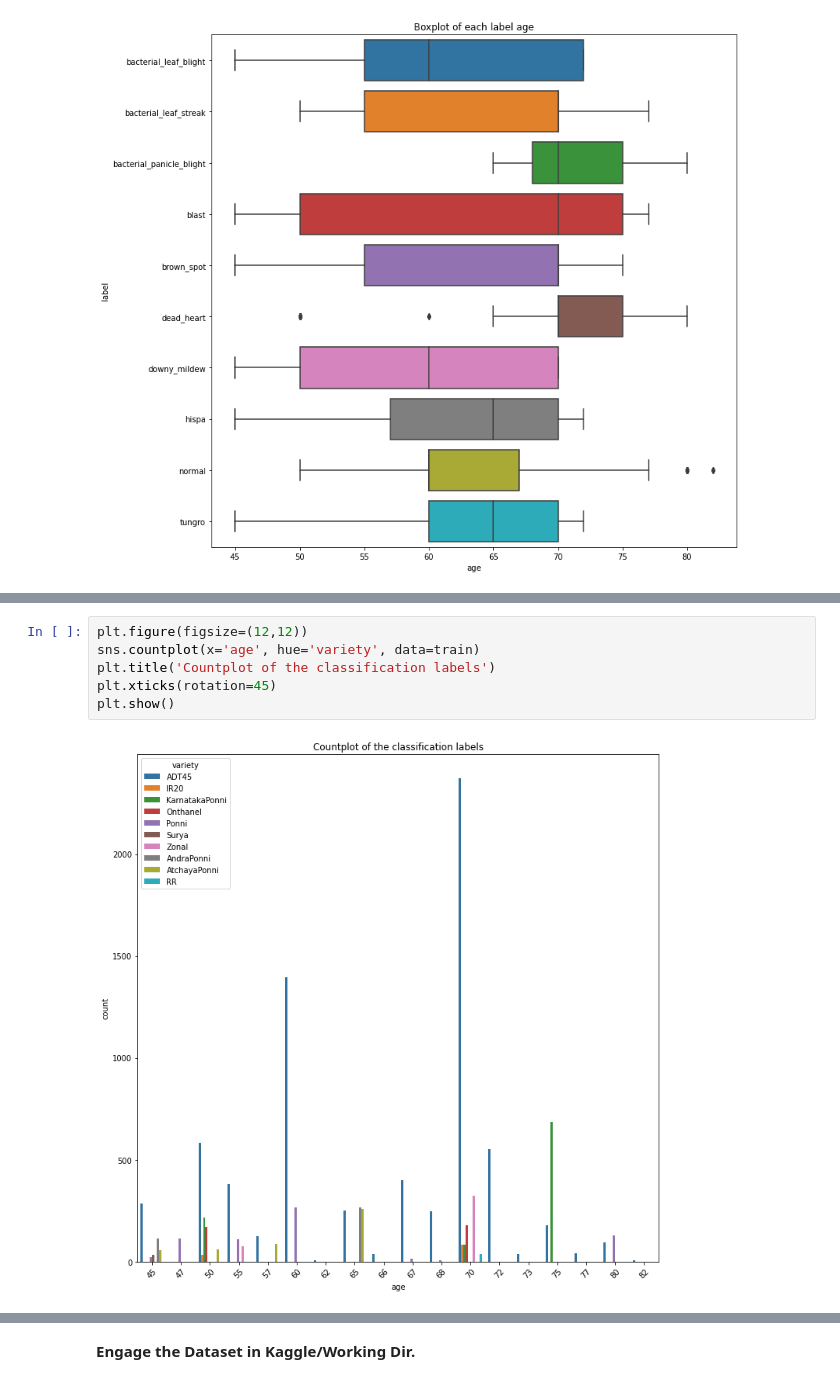
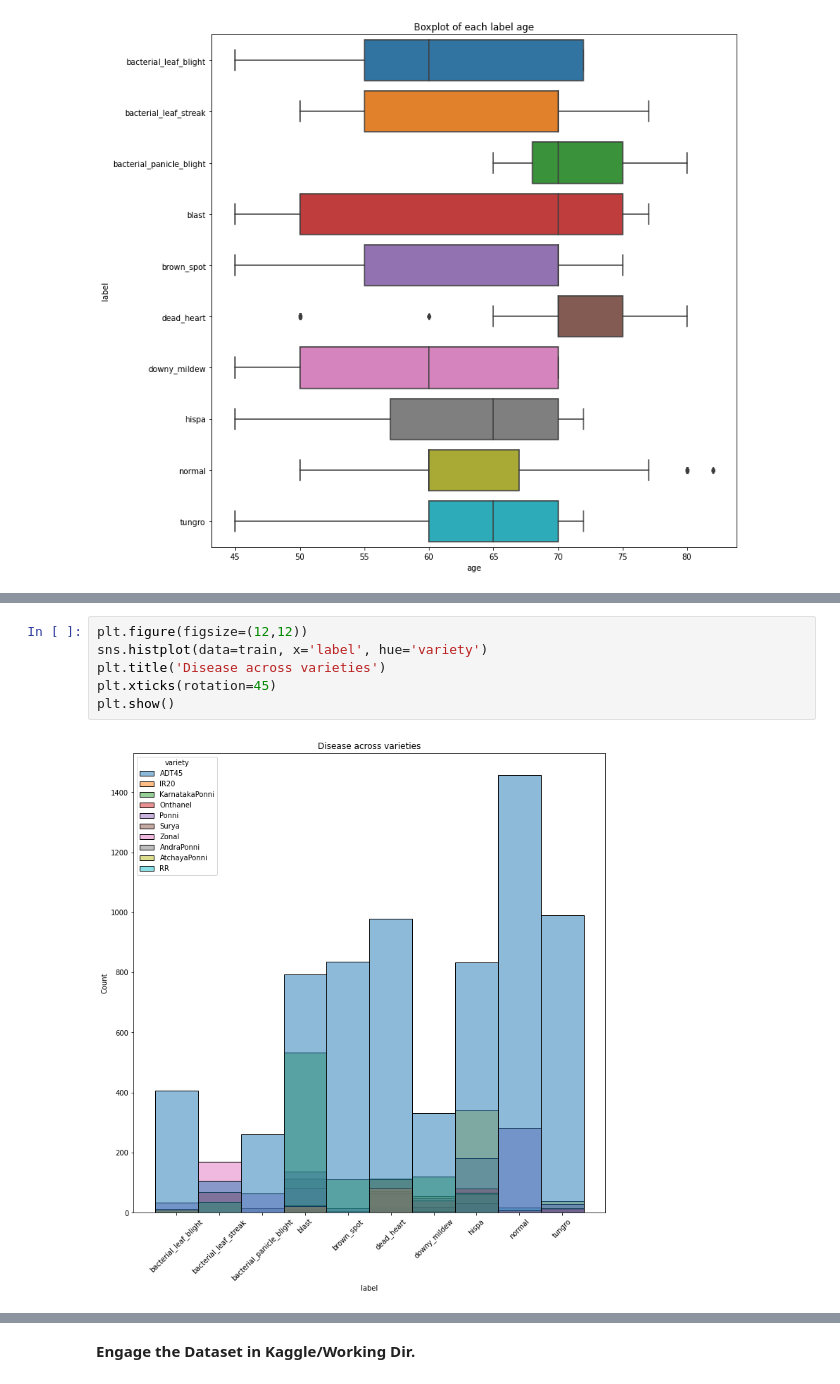
Before and after one commit to ugorjiizu/ML-AI-Works, a Jupyter notebook: ricepaddy.ipynb, the cells around one changed output, grey strips where cells are left out. Saved outputs shown, nothing was run; the diff lists cells and outputs as text.

```diff
--- a/ricepaddy.ipynb
+++ b/ricepaddy.ipynb
@@ -151,8 +183,8 @@ plt.show()
 # %%
 plt.figure(figsize=(12,12))
-sns.countplot(x='age', hue='variety', data=train)
-plt.title('Countplot of the classification labels')
+sns.histplot(data=train, x='label', hue='variety')
+plt.title('Disease across varieties')
 plt.xticks(rotation=45)
 plt.show()
 # %% [output]
-[figure, old version]
+[figure, new version]
```
Also changed, not shown: parts of 38 cells of this notebook.
